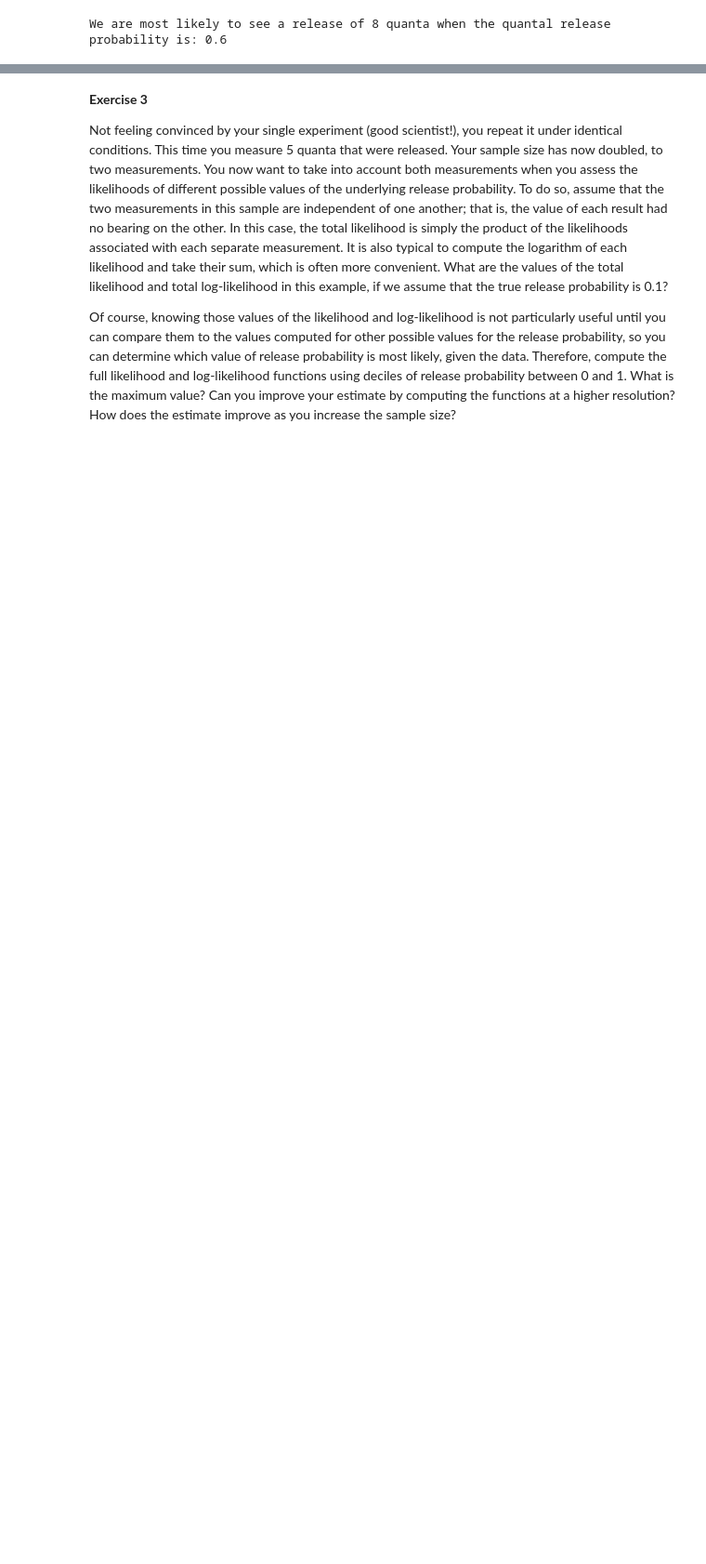
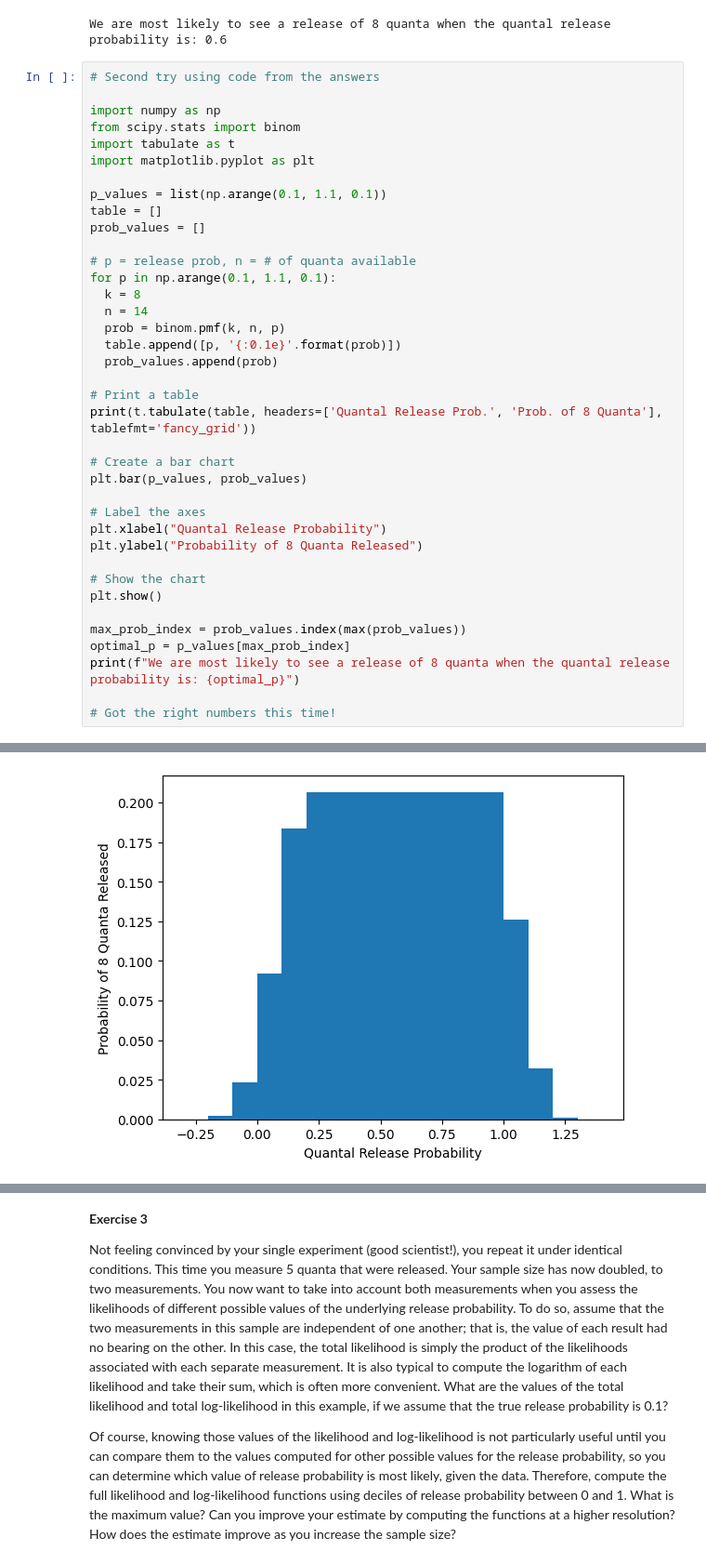
Before and after one commit to annakl97/NGG6050, a Jupyter notebook: LeonardAnna_HW3.ipynb, the cells around one changed output, grey strips where cells are left out. Shown at 93% size. Drawn from its saved outputs; the diff is of its cells as text; blank space fills up the shorter version.

```diff
--- a/LeonardAnna_HW3.ipynb
+++ b/LeonardAnna_HW3.ipynb
@@ -146,3 +200,42 @@ print(f"We are most likely to see a release of 8 quanta when the quantal release
 ╘═════════════════════════╧═════════════════════╛
 [figure]
 We are most likely to see a release of 8 quanta when the quantal release probability is: 0.6
+# %%
+# Second try using code from the answers
+
+import numpy as np
+from scipy.stats import binom
+import tabulate as t
+import matplotlib.pyplot as plt
+
+p_values = list(np.arange(0.1, 1.1, 0.1))
+table = []
+prob_values = []
+
+# p = release prob, n = # of quanta available
+for p in np.arange(0.1, 1.1, 0.1):
+  k = 8
+  n = 14
+  prob = binom.pmf(k, n, p)
+  table.append([p, '{:0.1e}'.format(prob)])
+  prob_values.append(prob)
+
+# Print a table
+print(t.tabulate(table, headers=['Quantal Release Prob.', 'Prob. of 8 Quanta'], tablefmt='fancy_grid'))
+
+# Create a bar chart
+plt.bar(p_values, prob_values)
+
+# Label the axes
+plt.xlabel("Quantal Release Probability")
+plt.ylabel("Probability of 8 Quanta Released")
+
+# Show the chart
+plt.show()
+
+max_prob_index = prob_values.index(max(prob_values))
+optimal_p = p_values[max_prob_index]
+print(f"We are most likely to see a release of 8 quanta when the quantal release probability is: {optimal_p}")
+
+# Got the right numbers this time!
+# %% [output]
@@ -148,0 +259 @@ We are most likely to see a release of 8 quanta when the quantal release probabi
+[figure, added]
```
Also changed, not shown: parts of 9 cells of this notebook.
